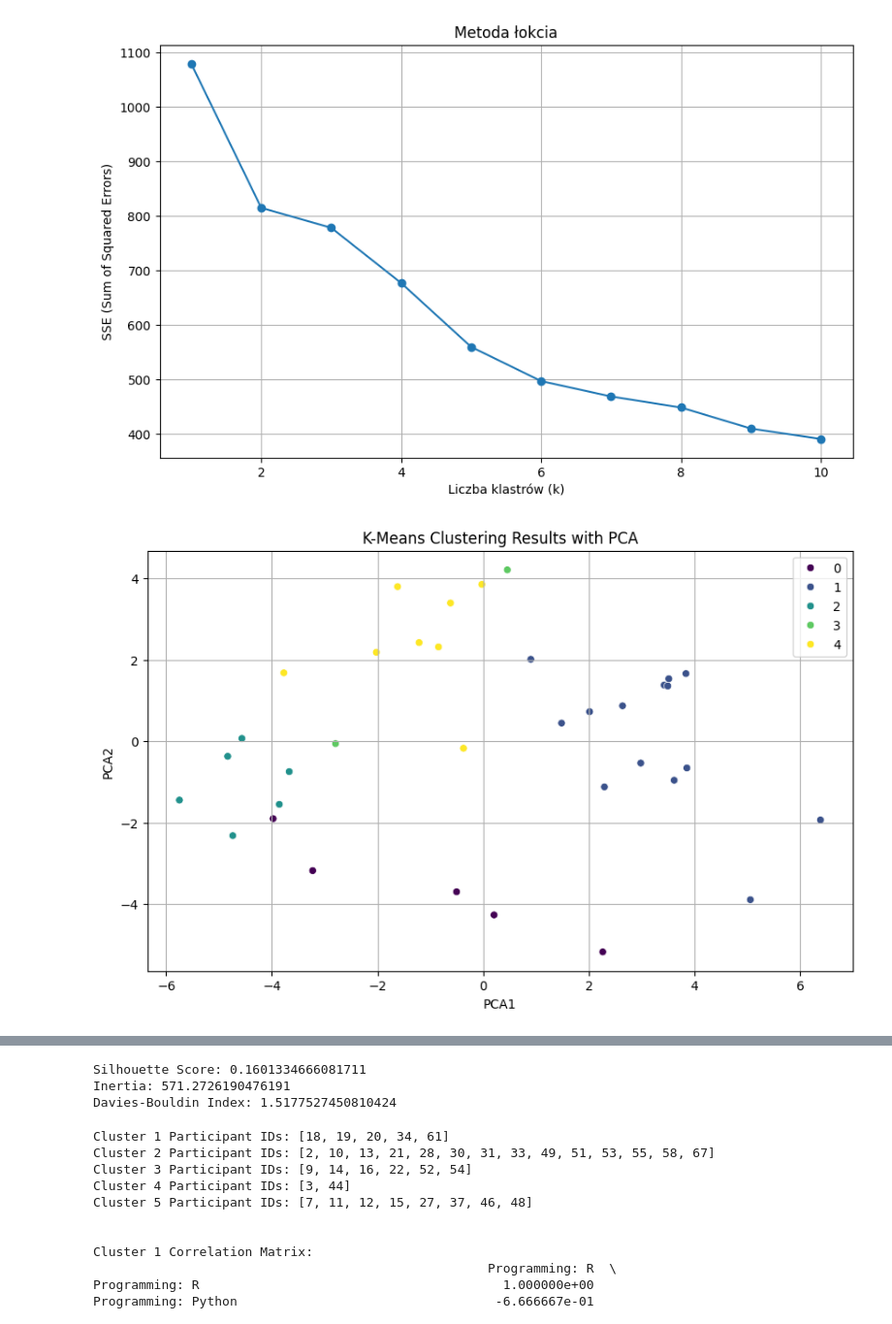
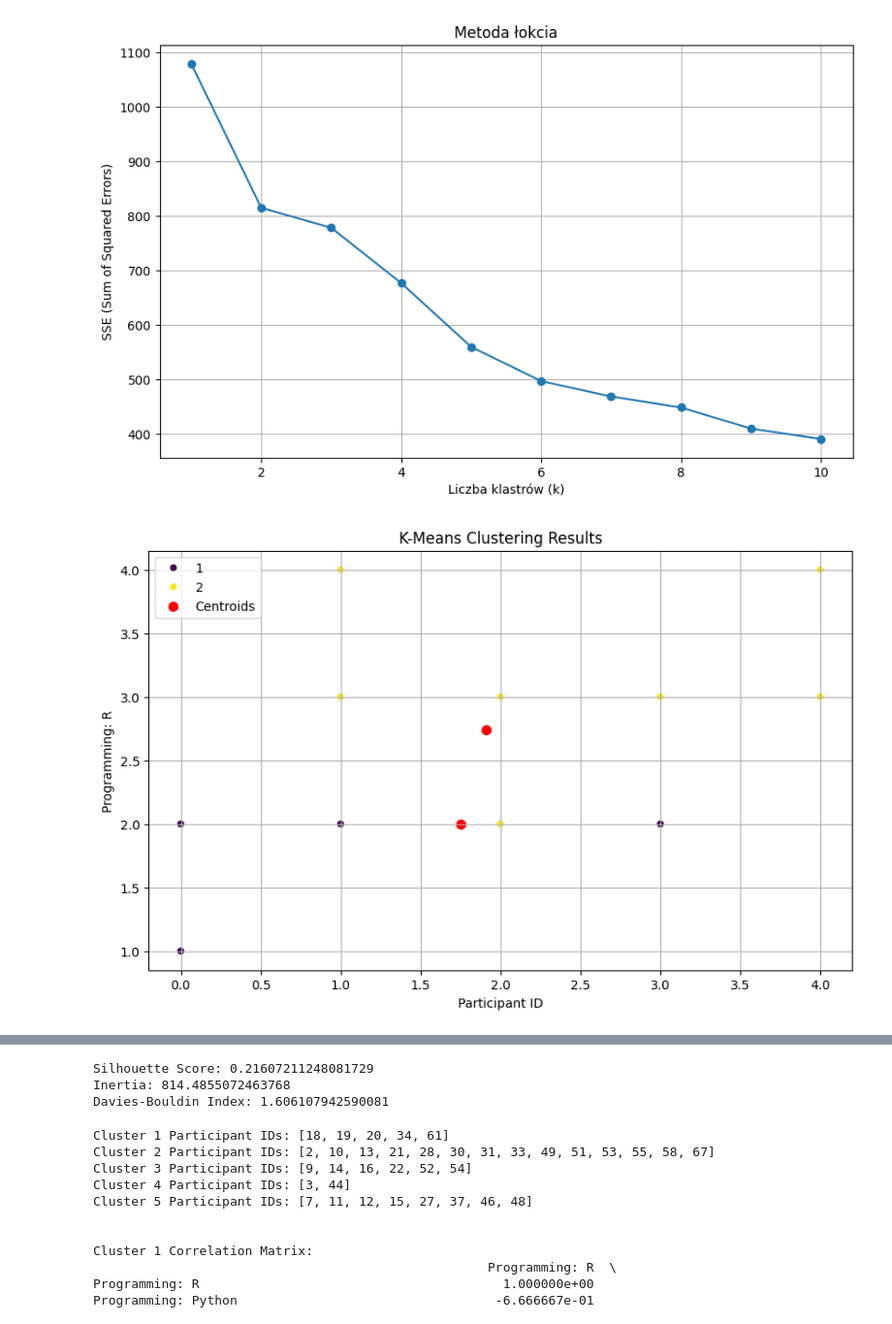
Before and after one commit to Zdanekk/Projekt-people-analytics, a Jupyter notebook: notebooks/04_K-means.ipynb, the cells around one changed output, grey strips where cells are left out. Shown at 97% size. Cells and saved outputs as stored; diff of their text form; code cells hidden in the pictures.

Commit message:
adjustments to k-means

```diff
--- a/notebooks/04_K-means.ipynb
+++ b/notebooks/04_K-means.ipynb
@@ -45,33 +45,33 @@ plt.title('Metoda łokcia')
 plt.grid(True)
 
 # Optymalna liczba klastrów
-optimal_clusters = 5
+optimal_clusters = 2
 
 # Przeprowadzenie k-means clustering
 kmeans = KMeans(n_clusters=optimal_clusters)
-data_clean['Cluster'] = kmeans.fit_predict(data_clean_1)
+data_clean['Cluster'] = kmeans.fit_predict(data_clean_1)+1
 
 # Wyświetlenie centroids
-# centroids = kmeans.cluster_centers_
+centroids = kmeans.cluster_centers_
 
 # Dodanie etykiet klastrów do oryginalnych danych
-data_clean['Cluster'] = kmeans.labels_
+data_clean['Cluster'] = kmeans.labels_+1
 
 # Wyświetlenie wyników grupowania
-print(data_clean[['Participant ID', 'Cluster']])
+# print(data_clean[['Participant ID', 'Cluster']])
 
 
 
 # Opcjonalna wizualizacja wyników (dla pierwszych dwóch wymiarów)
-# plt.figure(figsize=(10, 6))
-# sns.scatterplot(x=data_cleaner.iloc[:, 0], y=data_cleaner.iloc[:, 1], hue=data_clean['Cluster'], palette='viridis')
-# plt.scatter(centroids[:, 0], centroids[:, 1], s=300, c='red', label='Centroids')
-# plt.xlabel(data_clean.columns[0])
-# plt.ylabel(data_clean.columns[1])
-# plt.title('K-Means Clustering Results')
-# plt.legend()
-# plt.grid(True)
-# plt.show()
+plt.figure(figsize=(10, 6))
+sns.scatterplot(x=data_clean_1.iloc[:, 0], y=data_clean_1.iloc[:, 1], hue=data_clean['Cluster'], palette='viridis')
+plt.scatter(centroids[:, 0], centroids[:, 1], s=50, c='red', label='Centroids')
+plt.xlabel(data_clean.columns[0])
+plt.ylabel(data_clean.columns[1])
+plt.title('K-Means Clustering Results')
+plt.legend()
+plt.grid(True)
+plt.show()
 
 # Redukcja wymiarów za pomocą PCA
 pca = PCA(n_components=2)
@@ -109,2 +92,2 @@ plt.show()
 [figure]
-[figure, old version]
+[figure, new version]
@@ -120,8 +104,8 @@ print(f'Inertia: {kmeans.inertia_}')
 davies_bouldin = davies_bouldin_score(data_clean_1, data_clean['Cluster'])
 print(f'Davies-Bouldin Index: {davies_bouldin}')
 # %% [output]
-Silhouette Score: 0.1601334666081711
-Inertia: 571.2726190476191
-Davies-Bouldin Index: 1.5177527450810424
+Silhouette Score: 0.21607211248081729
+Inertia: 814.4855072463768
+Davies-Bouldin Index: 1.606107942590081
 # %%
 # Wyświetlenie wyników grupowania
```
Also changed, not shown: parts of 2 cells of this notebook.
